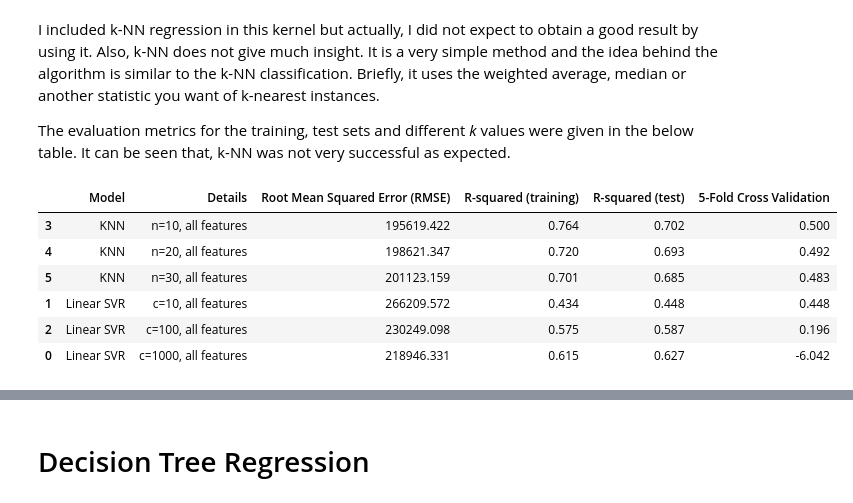
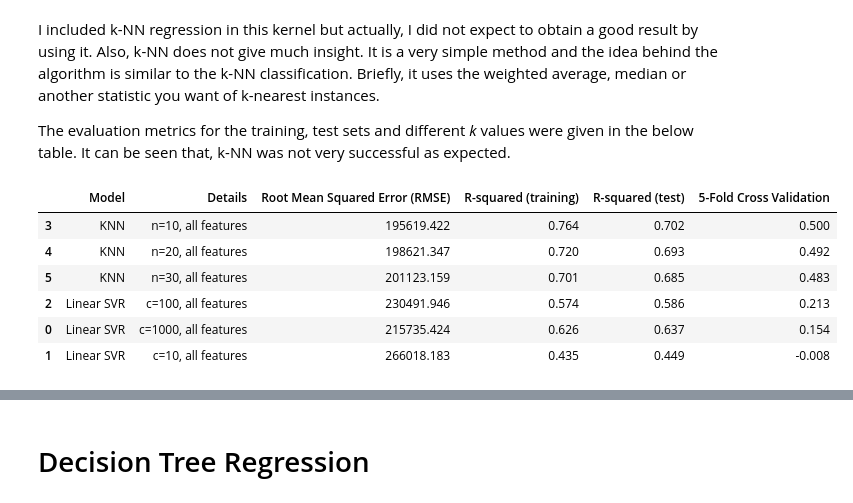
Before and after one commit to omgitsmj24/BOOT_AI_INTERN, a Jupyter notebook: Regression/all_regression_ever.ipynb, the cells around one changed output, grey strips where cells are left out. Cells and saved outputs as stored; diff of their text form; code cells hidden in the pictures.

```diff
--- a/Regression/all_regression_ever.ipynb
+++ b/Regression/all_regression_ever.ipynb
@@ -768,8 +768,6 @@ from sklearn.pipeline import Pipeline
 from sklearn.neighbors import KNeighborsRegressor
 
 # All Feature
-
-X_train_svr, X_test_svr, y_train_svr, y_test_svr = train_test_split(df_dm, target, test_size=0.2, random_state=3)
 
 features = ['bedrooms','bathrooms','sqft_living','sqft_lot','floors','waterfront',
             'view','condition','grade','sqft_above','sqft_basement','age_binned_<1',
@@ -777,85 +775,60 @@ features = ['bedrooms','bathrooms','sqft_living','sqft_lot','floors','waterfront
             'age_binned_51-75','age_binned_76-100', 'age_binned_>100','age_rnv_binned_<1',
             'age_rnv_binned_1-5', 'age_rnv_binned_6-10', 'age_rnv_binned_11-25',
             'age_rnv_binned_26-50', 'age_rnv_binned_51-75', 'age_rnv_binned_>75',
             'zipcode','lat','long','sqft_living15','sqft_lot15']
 
 # Linear SVR
 
-X_train_svr, X_test_svr = Standard(X_train_svr, X_test_svr)
+def SVR(c: int):
+    svr_lin = svm.LinearSVR(C=c)
+    svr_lin.fit(X_train[features], y_train)
+    pred = svr_lin.predict(X_test[features])
 
-svr_lin = svm.LinearSVR(C=1000)
-svr_lin.fit(X_train_svr[features], y_train_svr)
-pred = svr_lin.predict(X_test_svr[features])
+    rmse = float(format(np.sqrt(metrics.mean_squared_error(y_test,pred)),'.3f'))
+    rtrk = float(format(svr_lin.score(X_train[features],y_train),'.3f'))
+    rtek = float(format(svr_lin.score(X_test[features],y_test),'.3f'))
+    cv = float(format(cross_val_score(svr_lin,df_dm[features],target,cv=5).mean(),'.3f'))
 
-rmseknn1 = float(format(np.sqrt(metrics.mean_squared_error(y_test_svr,pred)),'.3f'))
-rtrknn1 = float(format(svr_lin.score(X_train_svr[features],y_train_svr),'.3f'))
-rteknn1 = float(format(svr_lin.score(X_test_svr[features],y_test_svr),'.3f'))
-cv1 = float(format(cross_val_score(svr_lin,df_dm[features],target,cv=5).mean(),'.3f'))
+    return rmse, rtrk, rtek, cv
 
-svr_lin = svm.LinearSVR(C=10)
-svr_lin.fit(X_train_svr[features], y_train_svr)
-pred = svr_lin.predict(X_test_svr[features])
+def KNN(n: int):
+    knn = KNeighborsRegressor(n_neighbors=n)
+    knn.fit(X_train[features], y_train)
+    pred = knn.predict(X_test[features])
 
-rmseknn2= float(format(np.sqrt(metrics.mean_squared_error(y_test_svr,pred)),'.3f'))
-rtrknn2 = float(format(svr_lin.score(X_train_svr[features],y_train_svr),'.3f'))
-rteknn2 = float(format(svr_lin.score(X_test_svr[features],y_test_svr),'.3f'))
-cv2 = float(format(cross_val_score(svr_lin,df_dm[features],target,cv=5).mean(),'.3f'))
+    rmse = float(format(np.sqrt(metrics.mean_squared_error(y_test,pred)),'.3f'))
+    rtrk= float(format(knn.score(X_train[features],y_train),'.3f'))
+    rtek = float(format(knn.score(X_test[features],y_test),'.3f'))
+    cv = float(format(cross_val_score(knn,df_dm[features],target,cv=5).mean(),'.3f'))
 
-svr_lin = svm.LinearSVR(C=100)
-svr_lin.fit(X_train_svr[features], y_train_svr)
-pred = svr_lin.predict(X_test_svr[features])
+    return rmse, rtrk, rtek, cv
 
-rmseknn3 = float(format(np.sqrt(metrics.mean_squared_error(y_test_svr,pred)),'.3f'))
-rtrknn3 = float(format(svr_lin.score(X_train_svr[features],y_train_svr),'.3f'))
-rteknn3 = float(format(svr_lin.score(X_test_svr[features],y_test_svr),'.3f'))
-cv3 = float(format(cross_val_score(svr_lin,df_dm[features],target,cv=5).mean(),'.3f'))
+rmseknn1,rtrknn1,rteknn1,cv1 = SVR(1000)
+rmseknn2,rtrknn2,rteknn2,cv2 = SVR(10)
+rmseknn3,rtrknn3,rteknn3,cv3 = SVR(100)
 
-svr_lin = KNeighborsRegressor(n_neighbors=10)
-svr_lin.fit(X_train_svr[features], y_train_svr)
-pred = svr_lin.predict(X_test_svr[features])
-
-rmseknn4 = float(format(np.sqrt(metrics.mean_squared_error(y_test_svr,pred)),'.3f'))
-rtrknn4 = float(format(svr_lin.score(X_train_svr[features],y_train_svr),'.3f'))
-rteknn4 = float(format(svr_lin.score(X_test_svr[features],y_test_svr),'.3f'))
-cv4 = float(format(cross_val_score(svr_lin,df_dm[features],target,cv=5).mean(),'.3f'))
-
-svr_lin = KNeighborsRegressor(n_neighbors=20)
-svr_lin.fit(X_train_svr[features], y_train_svr)
-pred = svr_lin.predict(X_test_svr[features])
-
-rmseknn5 = float(format(np.sqrt(metrics.mean_squared_error(y_test_svr,pred)),'.3f'))
-rtrknn5 = float(format(svr_lin.score(X_train_svr[features],y_train_svr),'.3f'))
-rteknn5 = float(format(svr_lin.score(X_test_svr[features],y_test_svr),'.3f'))
-cv5 = float(format(cross_val_score(svr_lin,df_dm[features],target,cv=5).mean(),'.3f'))
-
-svr_lin = KNeighborsRegressor(n_neighbors=30)
-svr_lin.fit(X_train_svr[features], y_train_svr)
-pred = svr_lin.predict(X_test_svr[features])
-
-rmseknn6 = float(format(np.sqrt(metrics.mean_squared_error(y_test_svr,pred)),'.3f'))
-rtrknn6 = float(format(svr_lin.score(X_train_svr[features],y_train_svr),'.3f'))
-rteknn6 = float(format(svr_lin.score(X_test_svr[features],y_test_svr),'.3f'))
-cv6 = float(format(cross_val_score(svr_lin,df_dm[features],target,cv=5).mean(),'.3f'))
-
+rmseknn4,rtrknn4,rteknn4,cv4 = KNN(10)
+rmseknn5,rtrknn5,rteknn5,cv5 = KNN(20)
+rmseknn6,rtrknn6,rteknn6,cv6 = KNN(30)
 
 r = evaluation_svr.shape[0]
 
 evaluation_svr.loc[r] = ['Linear SVR','c=1000, all features',rmseknn1,rtrknn1,rteknn1,cv1]
 evaluation_svr.loc[r+1] = ['Linear SVR','c=10, all features',rmseknn2,rtrknn2,rteknn2,cv2]
 evaluation_svr.loc[r+2] = ['Linear SVR','c=100, all features',rmseknn3,rtrknn3,rteknn3,cv3]
 evaluation_svr.loc[r+3] = ['KNN','n=10, all features',rmseknn4,rtrknn4,rteknn4,cv4]
 evaluation_svr.loc[r+4] = ['KNN','n=20, all features',rmseknn5,rtrknn5,rteknn5,cv5]
 evaluation_svr.loc[r+5] = ['KNN','n=30, all features',rmseknn6,rtrknn6,rteknn6,cv6]
 
 evaluation_svr.sort_values(by = '5-Fold Cross Validation', ascending=False)
 # %% [output]
 |  | Model | Details | Root Mean Squared Error (RMSE) | R-squared (training) | R-squared (test) | 5-Fold Cross Validation |
 | 3 | KNN | n=10, all features | 195619.422 | 0.764 | 0.702 | 0.500 |
 | 4 | KNN | n=20, all features | 198621.347 | 0.720 | 0.693 | 0.492 |
 | 5 | KNN | n=30, all features | 201123.159 | 0.701 | 0.685 | 0.483 |
-| 1 | Linear SVR | c=10, all features | 266209.572 | 0.434 | 0.448 | 0.448 |
-| 2 | Linear SVR | c=100, all features | 230249.098 | 0.575 | 0.587 | 0.196 |
-| 0 | Linear SVR | c=1000, all features | 218946.331 | 0.615 | 0.627 | -6.042 |
+| 2 | Linear SVR | c=100, all features | 230491.946 | 0.574 | 0.586 | 0.213 |
+| 0 | Linear SVR | c=1000, all features | 215735.424 | 0.626 | 0.637 | 0.154 |
+| 1 | Linear SVR | c=10, all features | 266018.183 | 0.435 | 0.449 | -0.008 |
 # %%
 final = pd.concat([evaluation, evaluation_poly, evaluation_svr], axis = 0)
 final.sort_values(by='5-Fold Cross Validation', ascending=False, inplace=True)
```
Also changed, not shown: parts of 9 cells of this notebook.
